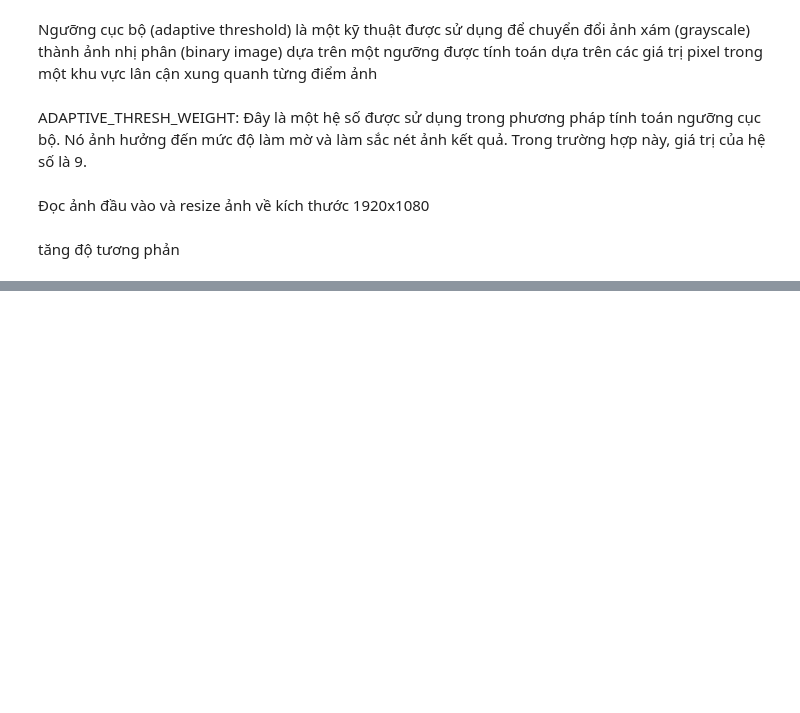
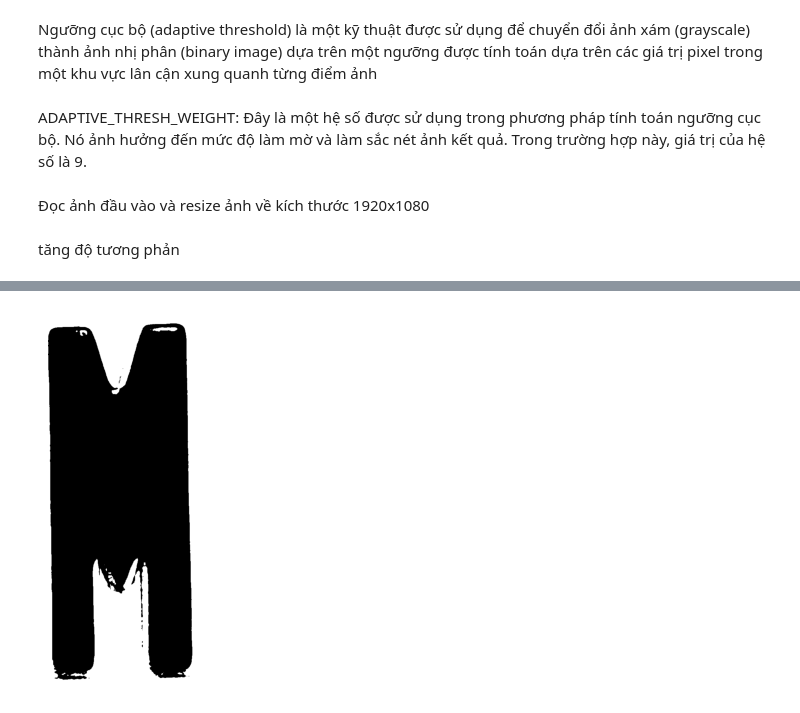
Before and after one commit to tuilaBao03/AI-232IS54A01-Group9, a Jupyter notebook: Làm lại/tach_anh.ipynb, the cells around one changed output, grey strips where cells are left out. Drawn from its saved outputs; the diff is of its cells as text; code cells hidden in the pictures; blank space fills up the shorter version.

```diff
--- a/Làm lại/tach_anh.ipynb
+++ b/Làm lại/tach_anh.ipynb
@@ -253,0 +214,21 @@ char = segment_characters("output/cropped_plate.jpg")
+# %%
+import cv2
+import matplotlib.pyplot as plt
+
+def chuyen_den_trang(image):
+    # Chuyển ảnh màu sang ảnh xám
+    gray_image = cv2.cvtColor(image, cv2.COLOR_BGR2GRAY)
+    # Áp dụng ngưỡng nhị phân để tạo ra ảnh đen trắng
+    _, black_white_image = cv2.threshold(gray_image, 127, 255, cv2.THRESH_BINARY)
+    return black_white_image
+
+# Đọc ảnh
+img = cv2.imread("chars\char_dong1_1546_448_1147_1546.png")
+# Chuyển đổi sang ảnh đen trắng
+img_black_white = chuyen_den_trang(img)
+# Hiển thị ảnh
+plt.imshow(img_black_white, cmap='gray')
+plt.axis('off')
+plt.show()
+# %% [output]
+[figure, added]
```
Also changed, not shown: parts of 13 cells of this notebook, 12 other files.
